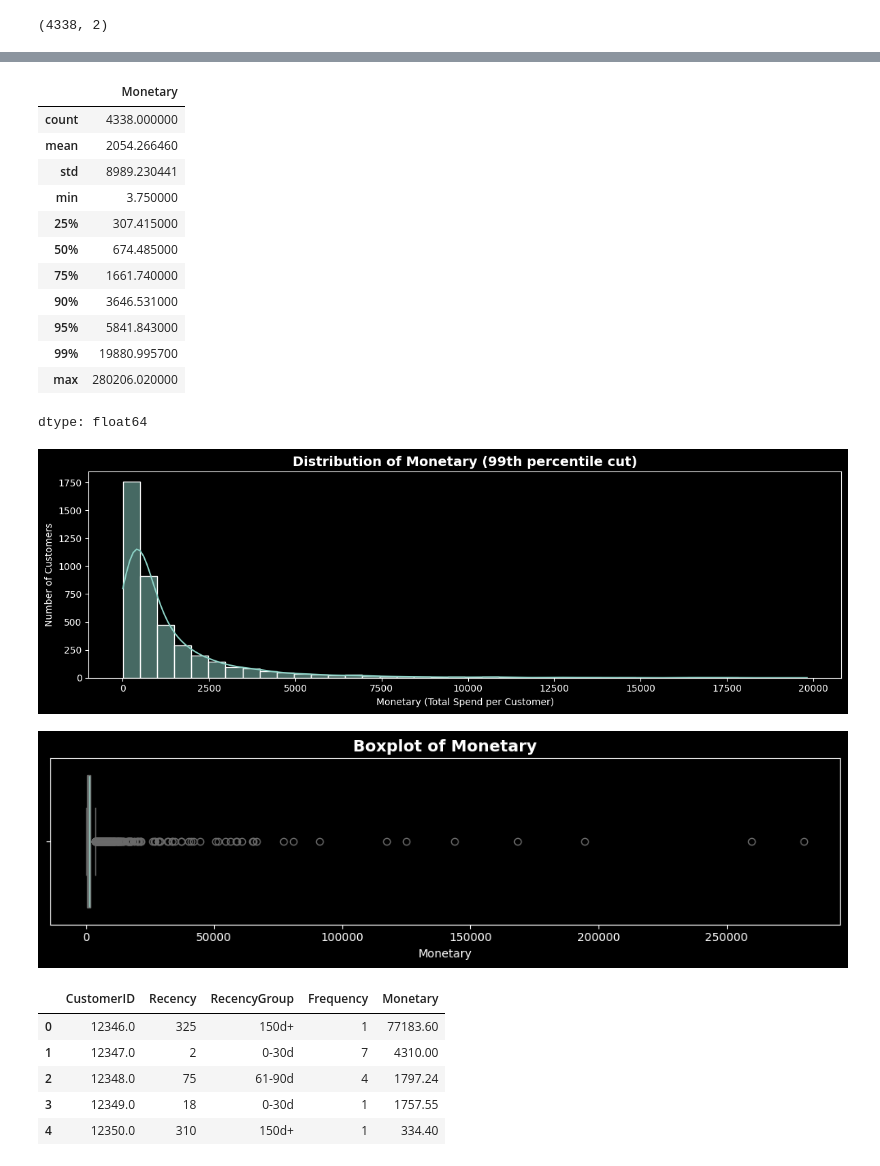
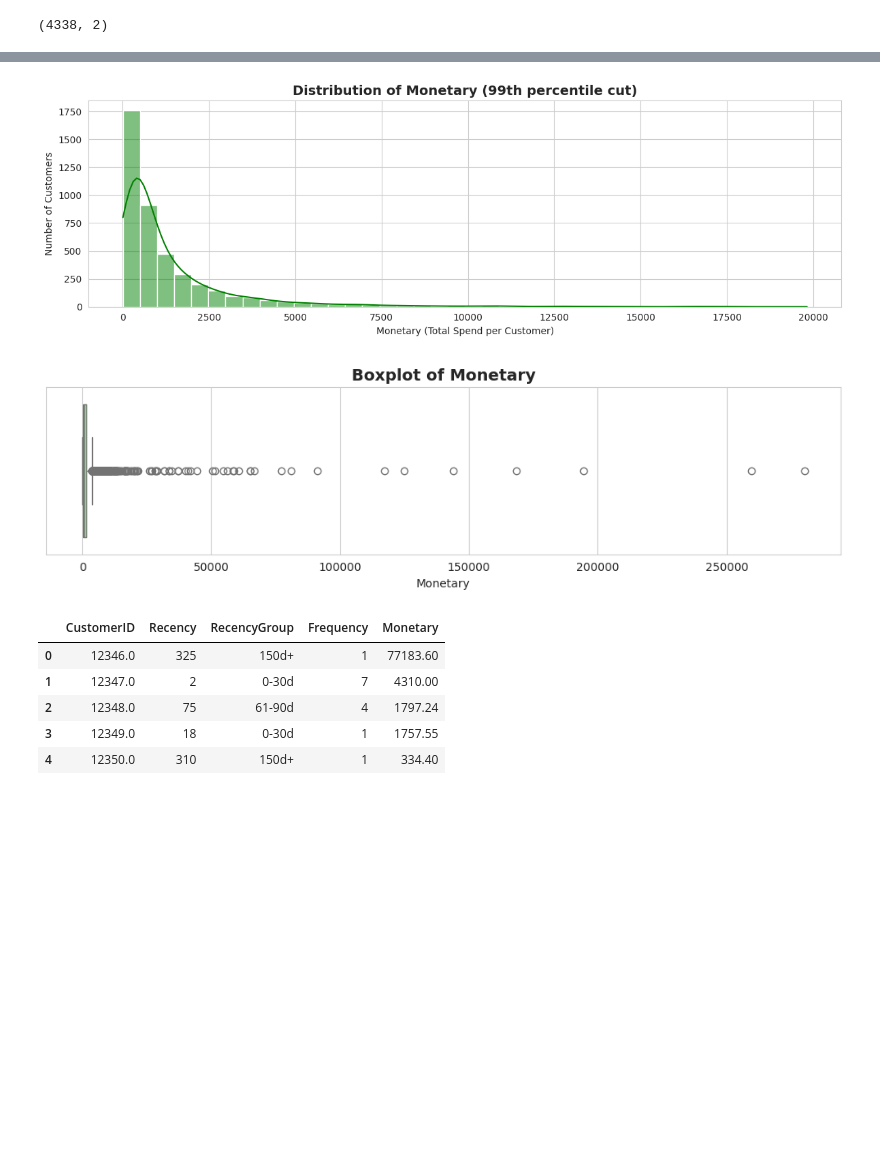
Before and after one commit to Hansol0927/ecommerce-rfm-cohort-analysis, a Jupyter notebook: ecommerce_rfm_cohort_analysis.ipynb, the cells around one changed output, grey strips where cells are left out. Cells and saved outputs as stored; diff of their text form; code cells hidden in the pictures; blank space fills up the shorter version.

```diff
--- a/ecommerce_rfm_cohort_analysis.ipynb
+++ b/ecommerce_rfm_cohort_analysis.ipynb
@@ -90,7 +96,19 @@ A사는 글로벌 오픈마켓 플랫폼을 운영한다.
 # %%
-# pd.set option
+# 기본 라이브러리
 import numpy as np
 import pandas as pd
+
+# 시각화
+import matplotlib.pyplot as plt
+import seaborn as sns
+
+plt.style.use("seaborn-v0_8")
+sns.set_palette("Set2")
+
+# 스타일 초기화
+plt.style.use("default")
+sns.set_style("whitegrid")
+
 pd.set_option('display.max_columns',100)
 pd.set_option('display.max_rows',100)
 # %%
@@ -185,9 +177,0 @@ dtype: int64
-# %%
-# distplot 활용 음수 데이터 분포 확인 (quantity, unitprice)
-import seaborn as sns
-import matplotlib.pyplot as plt
-%matplotlib inline
-
-plt.style.use(['dark_background'])
-
-sns.distplot(df['Quantity']) # - 8만까지 확인 가능
@@ -524,46 +644,25 @@ monetary_df.shape
 # %%
-# Monetary 시각화
-import seaborn as sns
-import matplotlib.pyplot as plt
-
-# 기초 통계치 출력
-Mone_stats = monetary_df['Monetary'].describe(percentiles=[.25, .5, .75, .9, .95, .99])
-display(Mone_stats)
-
-# 상위 1% 컷 적용 (이상치 제거 후 분포 확인)
+# 히스토그램 (상위 1% 컷 적용)
 mon_q99 = monetary_df['Monetary'].quantile(0.99)
-
-# 히스토그램
 plt.figure(figsize=(12,4))
-sns.histplot(data=monetary_df[monetary_df['Monetary'] <= mon_q99],
-             x='Monetary', bins=40, kde=True)
+sns.histplot(
+    data=monetary_df[monetary_df['Monetary'] <= mon_q99],
+    x='Monetary', bins=40, kde=True, color='green'
+)
 plt.title("Distribution of Monetary (99th percentile cut)", fontsize=14, fontweight='bold')
 plt.xlabel("Monetary (Total Spend per Customer)")
 plt.ylabel("Number of Customers")
 plt.tight_layout()
 plt.show()
 
 # 박스플롯
 plt.figure(figsize=(10,3))
-sns.boxplot(data=monetary_df, x='Monetary')
+sns.boxplot(data=monetary_df, x='Monetary', color='lightgreen')
 plt.title("Boxplot of Monetary", fontsize=14, fontweight='bold')
 plt.xlabel("Monetary")
 plt.tight_layout()
 plt.show()
 # %% [output]
-|  | Monetary |
-| count | 4338.000000 |
-| mean | 2054.266460 |
-| std | 8989.230441 |
-| min | 3.750000 |
-| 25% | 307.415000 |
-| 50% | 674.485000 |
-| 75% | 1661.740000 |
-| 90% | 3646.531000 |
-| 95% | 5841.843000 |
-| 99% | 19880.995700 |
-| max | 280206.020000 |
-dtype: float64
-[figure, old version]
+[figure, new version]
-[figure, old version]
+[figure, new version]
 # %%
```
Also changed, not shown: parts of 120 cells of this notebook.
